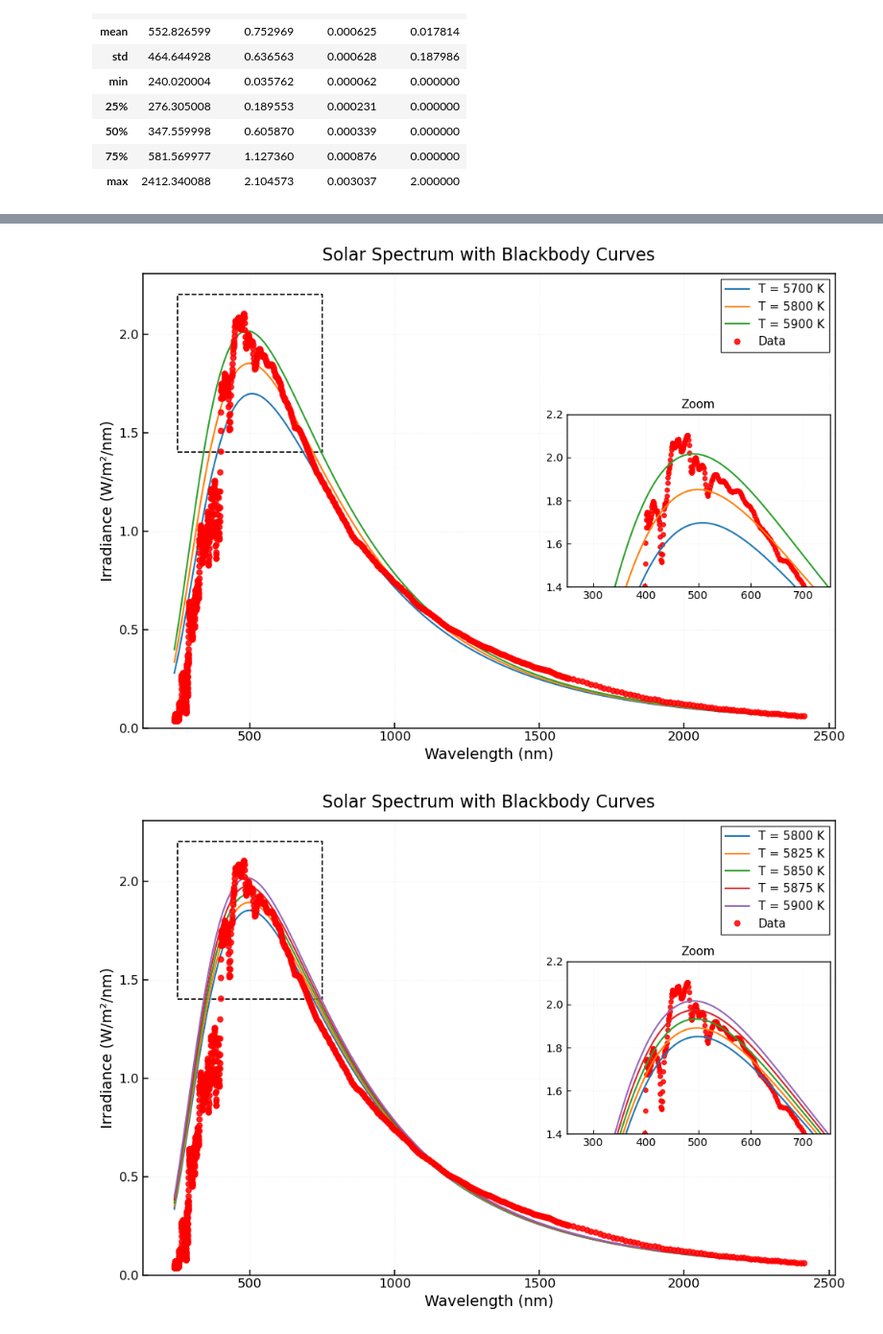
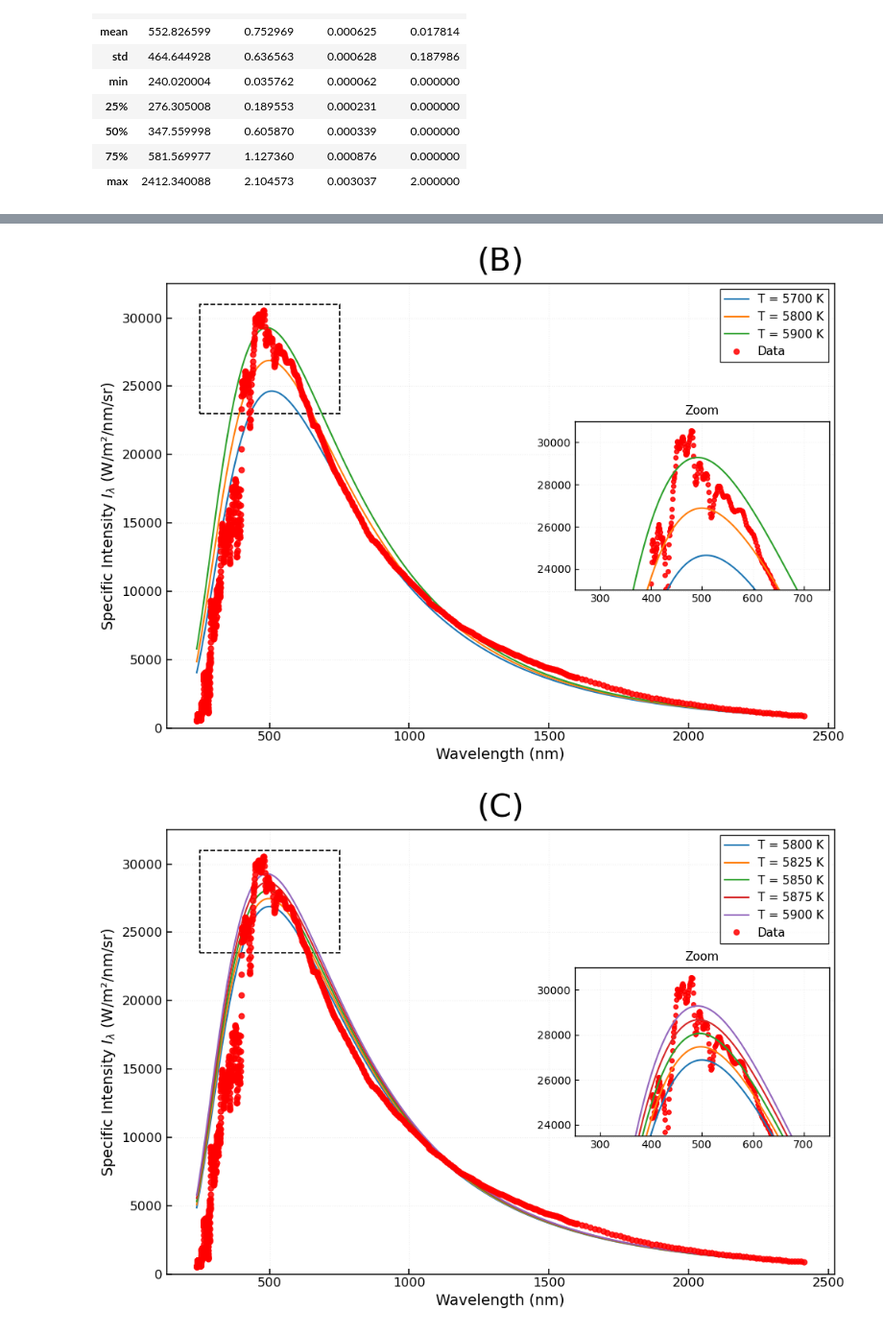
Before and after one commit to thomatrixting/Solar_espectrum_analisis, a Jupyter notebook: analysis.ipynb, the cells around one changed output, grey strips where cells are left out. Shown at 96% size. Cells and saved outputs as stored; diff of their text form; code cells hidden in the pictures.

```diff
--- a/analysis.ipynb
+++ b/analysis.ipynb
@@ -564,0 +159,3 @@ def blackbody_plot_with_temps(
+# %%
+data['specific_intensity'] = data['irradiance'] / Omega_sun
+data['specific_intensity_error'] = data['uncertainty'] / Omega_sun
@@ -581,35 +207,38 @@ fig_1 = blackbody_plot_with_temps(
 fig_2 = blackbody_plot_with_temps(
     dfs=[data],
     x_col='wavelength',
-    y_col='irradiance',
+    y_col='specific_intensity',
     temp_params=[5700, 5900, 3],
     yerr=None,
     xlabel="Wavelength (nm)",
-    ylabel="Irradiance (W/m²/nm)",
-    title='Solar Spectrum with Blackbody Curves',
+    ylabel=r"Specific Intensity $I_\lambda$ (W/m²/nm/sr)",
+    title='(B)',
     labels=['Data'],
     colors=['red'],
     show_box_zoom=True,
-    box=[(250,1.4),( 750,2.2)],
+    box=[(250,23000),( 750,31000)],
     legend_loc='upper right',
+    title_fontsize=30
+
 );
 # %% [output]
-[figure, old version]
+[figure, new version]
 # %%
 fig_3 = blackbody_plot_with_temps(
     dfs=[data],
     x_col='wavelength',
-    y_col='irradiance',
+    y_col='specific_intensity',
     temp_params=[5800, 5900, 5],
     yerr=None,
     xlabel="Wavelength (nm)",
-    ylabel="Irradiance (W/m²/nm)",
-    title='Solar Spectrum with Blackbody Curves',
+    ylabel=r"Specific Intensity $I_\lambda$ (W/m²/nm/sr)",
+    title='(C)',
     labels=['Data'],
     colors=['red'],
     show_box_zoom=True,
-    box=[(250,1.4),( 750,2.2)],
+    box=[(250,23500),( 750,31000)],
+    title_fontsize=30
 );
 # %% [output]
-[figure, old version]
+[figure, new version]
 # %% [markdown]
```
Also changed, not shown: parts of 44 cells of this notebook, 1 other file.
